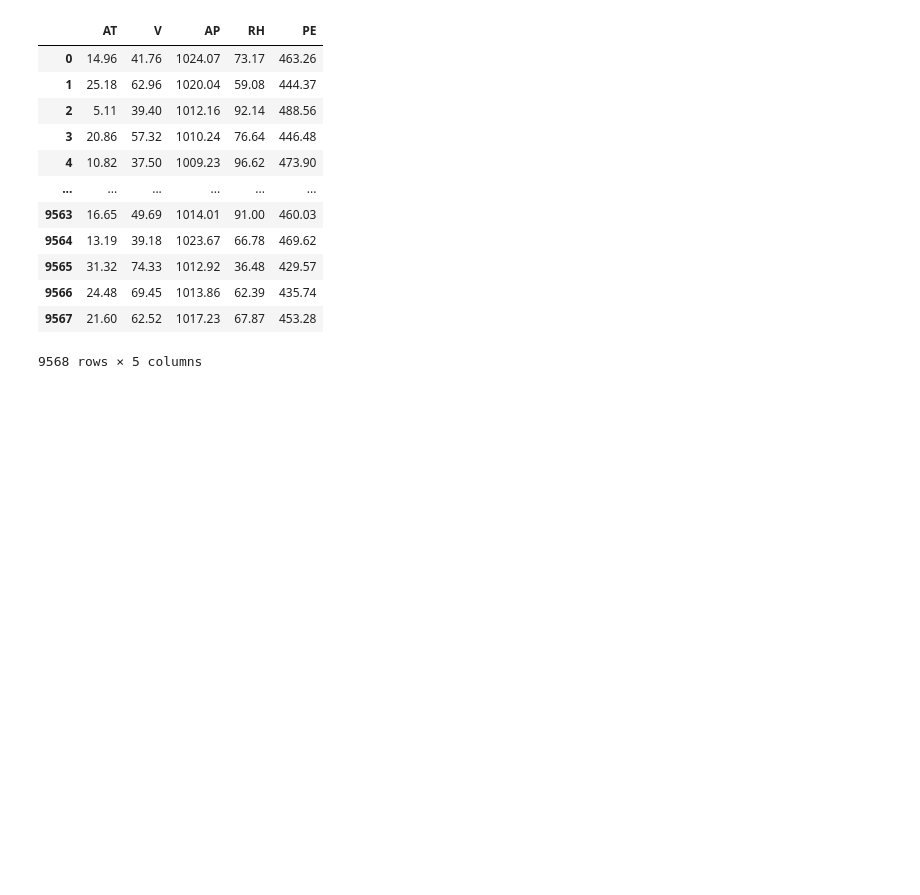
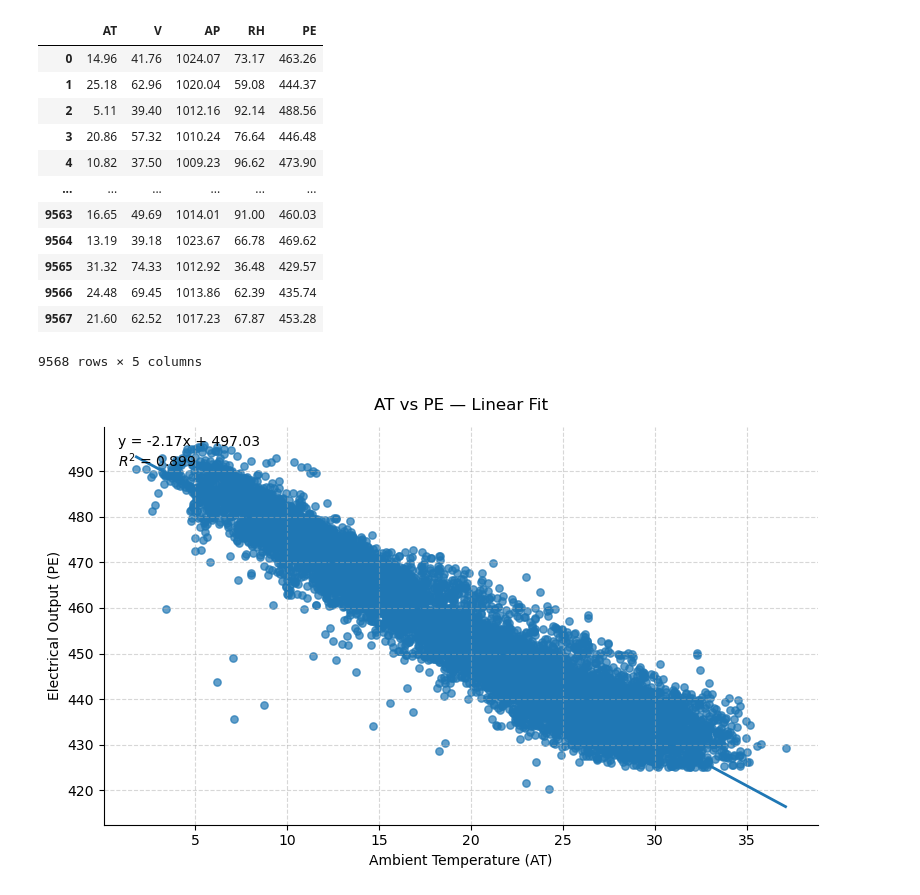
Before and after one commit to hasnain88/Machine-Learning-Projects, a Jupyter notebook: 01_Supervised Machine Learning/01_Regression/01_Supervised_Machine_Learning/02_Multiple_Linear_Regression/02_Combined Cycle Power Plant.ipynb, the cells around one changed output. Saved outputs shown, nothing was run; the diff lists cells and outputs as text; code cells hidden in the pictures; blank space fills up the shorter version.

```diff
--- a/01_Supervised Machine Learning/01_Regression/01_Supervised_Machine_Learning/02_Multiple_Linear_Regression/02_Combined Cycle Power Plant.ipynb
+++ b/01_Supervised Machine Learning/01_Regression/01_Supervised_Machine_Learning/02_Multiple_Linear_Regression/02_Combined Cycle Power Plant.ipynb
@@ -232,3 +232,46 @@ df
 | 9566 | 24.48 | 69.45 | 1013.86 | 62.39 | 435.74 |
 | 9567 | 21.60 | 62.52 | 1017.23 | 67.87 | 453.28 |
 9568 rows × 5 columns
+# %%
+# Data
+x = df['AT'].to_numpy()
+y = df['PE'].to_numpy()
+
+# Linear fit
+m, b = np.polyfit(x, y, 1)
+y_hat = m * x + b
+
+# R²
+ss_res = np.sum((y - y_hat) ** 2)
+ss_tot = np.sum((y - y.mean()) ** 2)
+r2 = 1 - ss_res / ss_tot
+
+# Sort for a neat line
+order = np.argsort(x)
+x_line = x[order]
+y_line = y_hat[order]
+
+# Plot (single chart)
+plt.figure(figsize=(8, 5))
+plt.scatter(x, y, s=28, alpha=0.7)         # subtle transparency
+plt.plot(x_line, y_line, linewidth=2)       # crisp fit line
+
+plt.title('AT vs PE — Linear Fit', pad=12)
+plt.xlabel('Ambient Temperature (AT)')
+plt.ylabel('Electrical Output (PE)')
+
+# Subtle styling without setting colors/styles explicitly
+ax = plt.gca()
+ax.grid(True, linestyle='--', alpha=0.5)
+ax.spines['top'].set_visible(False)
+ax.spines['right'].set_visible(False)
+ax.tick_params(axis='both', which='major', labelsize=10)
+
+# Equation + R² annotation
+plt.text(0.02, 0.98, f'y = {m:.2f}x + {b:.2f}\n$R^2$ = {r2:.3f}',
+         transform=ax.transAxes, va='top')
+
+plt.tight_layout()
+plt.show()
+# %% [output]
+[figure, added]
```
Also changed, not shown: parts of 1 cell of this notebook.
